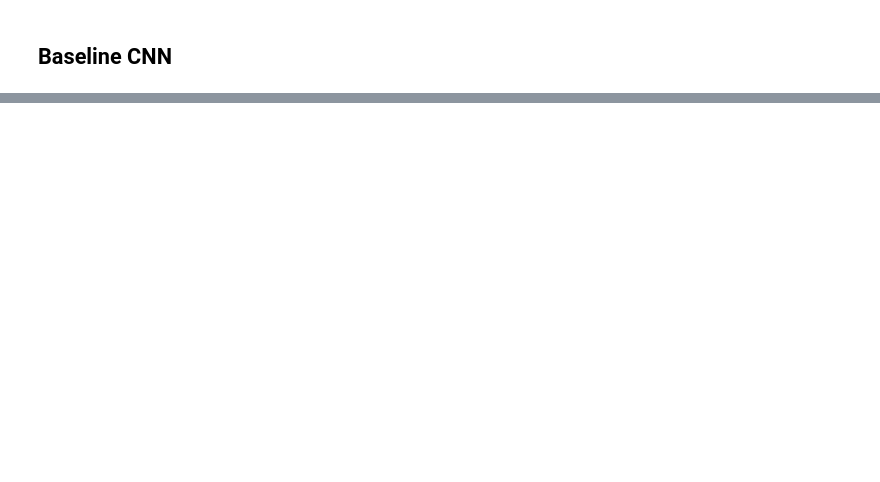
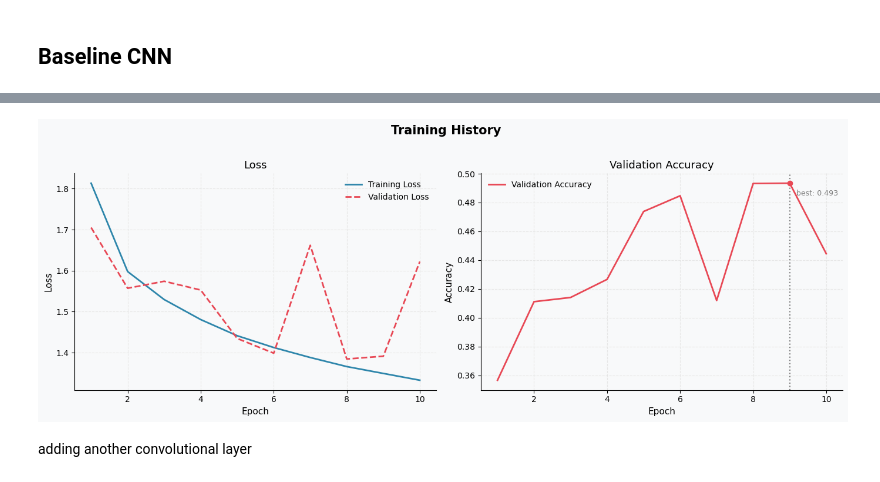
Before and after one commit to nadias03/image-classification-with-CNNs, a Jupyter notebook: models/baseline_cnn.ipynb, the cells around one changed output, grey strips where cells are left out. Saved outputs shown, nothing was run; the diff lists cells and outputs as text; code cells hidden in the pictures; blank space fills up the shorter version.

```diff
--- a/models/baseline_cnn.ipynb
+++ b/models/baseline_cnn.ipynb
@@ -82,0 +95,9 @@ plot_training_history(model_history)
+# %%
+model1 = BaselineCNN(input_channels = 3, image_size = 32, conv_channels =[32, 64], kernel_sizes = [3, 3],
+                    fc_layers = [10], num_classes = 10)
+
+criterion = torch.nn.CrossEntropyLoss()
+optimizer = torch.optim.Adam(model1.parameters(), lr=1e-3)
+# %%
+model1_history = train(model1, train_loader, valid_loader, criterion, optimizer, device=device, \
+          num_epochs=10, verbose=True, verbose_interval=1, checkpoint_name='baseline_models/model1')
@@ -82,0 +116,6 @@ plot_training_history(model_history)
+# %%
+plot_training_history(model1_history)
+# %% [output]
+[figure, added]
+# %% [markdown]
+adding another convolutional layer
```
Also changed, not shown: parts of 32 cells of this notebook, 11 other files.
